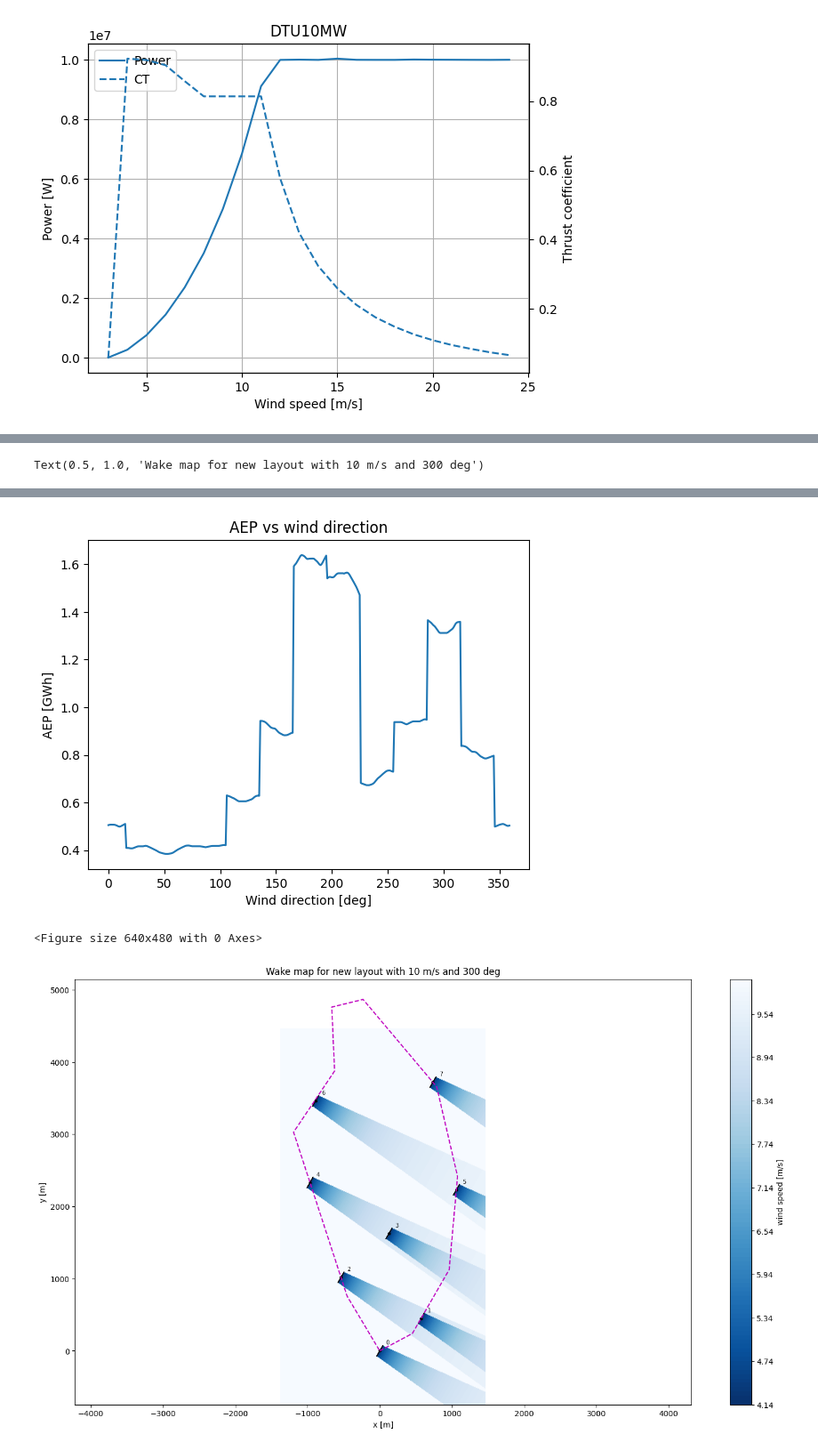
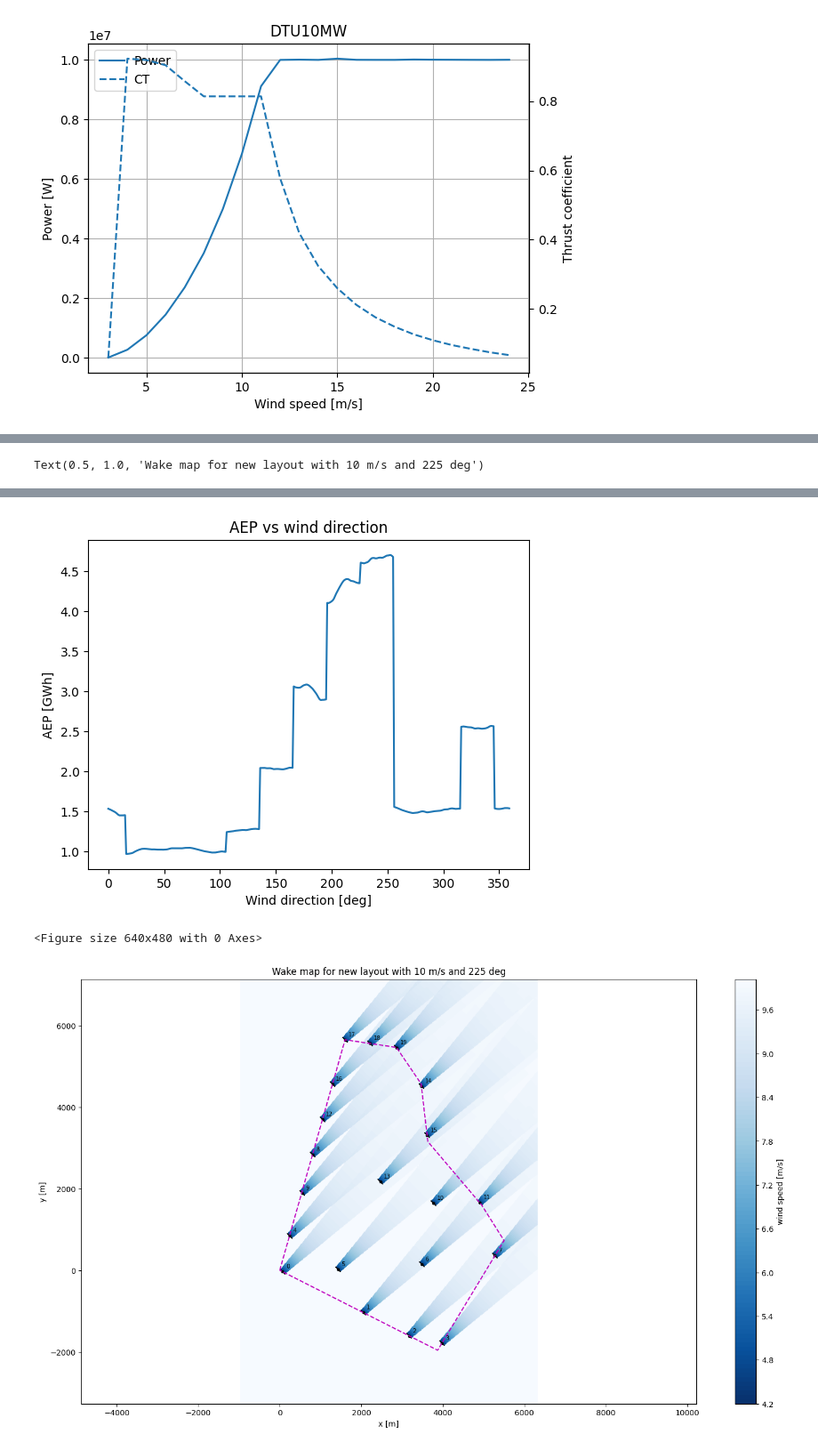
Before and after one commit to Xeidit/WindFarm2, a Jupyter notebook: WindFarmSimAndOptimisation.ipynb, the cells around one changed output, grey strips where cells are left out. Shown at 89% size. Cells and saved outputs as stored; diff of their text form; code cells hidden in the pictures.

```diff
--- a/WindFarmSimAndOptimisation.ipynb
+++ b/WindFarmSimAndOptimisation.ipynb
@@ -15,8 +15,7 @@ wd = np.arange(0, 360, 30)
 A = np.full_like(wd, 9.5, dtype=float) # Weibull scale parameter
 k = np.full_like(wd, 2.0, dtype=float) # Weibull shape parameter
 
-
-p_wd = np.array([0.05, 0.04, 0.04, 0.04, 0.06, 0.09, 0.16, 0.15, 0.07 ,0.09, 0.13, 0.08], dtype=float) # sector frequencies (defines wind direction)
+p_wd = np.array([0.06, 0.04, 0.04, 0.04, 0.05, 0.08, 0.12, 0.17, 0.18, 0.06, 0.06, 0.1], dtype=float) # sector frequencies (defines wind direction)
 p_wd /= p_wd.sum()
 
 site = UniformWeibullSite(p_wd=p_wd, a=A, k=k, ti=0.08) # Create uniform weibull site
@@ -38,8 +37,8 @@ from py_wake.wind_turbines import WindTurbine, WindTurbines
 from py_wake.wind_turbines.power_ct_functions import PowerCtTabular
 import numpy as np
 
-diameter = 120 #Turbine blade diameter in m
-hub_height = 100 #Hub height in m
+diameter = 204 #Turbine blade diameter in m
+hub_height = 127 #Hub height in m
 
 wt = DTU10MW() #Example 10mw turbine https://backend.orbit.dtu.dk/ws/portalfiles/portal/55645274/The_DTU_10MW_Reference_Turbine_Christian_Bak.pdf
 
@@ -73,12 +72,12 @@ Power and Thrust coefficient (Ct) curves:
 #Define Turbine layout
 
 # number of turbines in each direction:
-n_x = 2
-n_y = 4
+n_x = 4
+n_y = 5
 
 rotor_diameter = diameter
 dist_x = 5 * rotor_diameter
-dist_y = 5 * rotor_diameter
+dist_y = 7 * rotor_diameter
 
 # This defines the turbine positions
 wt_x, wt_y = np.meshgrid(np.array(range(n_x)) * dist_x, np.array(range(n_y)) * dist_y)
@@ -126,7 +125,7 @@ Text(0.5, 1.0, 'AEP vs wind direction')
 # %%
 #Plot Flow Map
 wind_speed = 10
-wind_direction = 200
+wind_direction = 225
 
 plt.figure()
 flow_map = simulationResult.flow_map(ws=wind_speed, wd=wind_direction)
@@ -293,15 +294,30 @@ windFarmModelNew = Bastankhah_PorteAgel_2014(site, wt, k=0.0324555)
 noj = NOJ(site,wt)
 newSimulationResult = noj(x=state['x'],y=state['y'])
 
-#Simulate AEP
-newSimulationResult.aep()
+#Get coordinates of new locations and format into list
+wt_x_locations=state['x']
+wt_y_locations=state['y']
+wt_xy_locations = [[0] for _ in range(len(wt_x_locations))] # Pre-allocate space for turbine locations in m
 
-#Split boundary into seperate x and y for plotting
-bound_x = [p[0] for p in boundary] + [boundary[0][0]]
-bound_y = [p[1] for p in boundary] + [boundary[0][1]]
+#Get new turbine locations in M
+for l in range(len(wt_x_locations)):
+    wt_xy_locations[l][0] = float(wt_x_locations[l])
+    wt_xy_locations[l].append(float(wt_y_locations[l]))
+
+print("Turbine Locations in M")
+print(wt_xy_locations)
+
+#Convert locations to lat and long
+wt_lat_long_new = [[0] for _ in range(len(wt_x_locations))]
+for t in range(len(wt_lat_long_new)):
+    wt_lat_long_new[t][0] = m2d_lat(wt_xy_locations[t][1]) + boundry_longLat[0][1]
+    wt_lat_long_new[t].append(m2d_lon(wt_xy_locations[t][0],wt_lat_long_new[t][0]) + boundry_longLat[0][0] * (-1))
+
+print("Turbine Locations in degrees")
+print(wt_lat_long_new)
 
 #Display Results for new simulation
-print ("Total AEP: %f GWh"%newSimulationResult.aep().sum())
+print("Total AEP: %f GWh"%newSimulationResult.aep().sum())
 
 plt.figure()
 aep = newSimulationResult.aep()
@@ -311,6 +327,7 @@ plt.colorbar(c, label='AEP [GWh]')
 plt.title('AEP of each turbine')
 plt.xlabel('x [m]')
 plt.ylabel('[m]')
+
 
 plt.figure()
 aep.sum(['wt','ws']).plot()
@@ -334 +355 @@ Total AEP: 305.962498 GWh
-Text(0.5, 1.0, 'Wake map for new layout with 10 m/s and 300 deg')
+Text(0.5, 1.0, 'Wake map for new layout with 10 m/s and 225 deg')
@@ -336,3 +357,3 @@ Text(0.5, 1.0, 'Wake map for new layout with 10 m/s and 300 deg')
-[figure, old version]
+[figure, new version]
 <Figure size 640x480 with 0 Axes>
-[figure, old version]
+[figure, new version]
```
Also changed, not shown: parts of 5 cells of this notebook.
